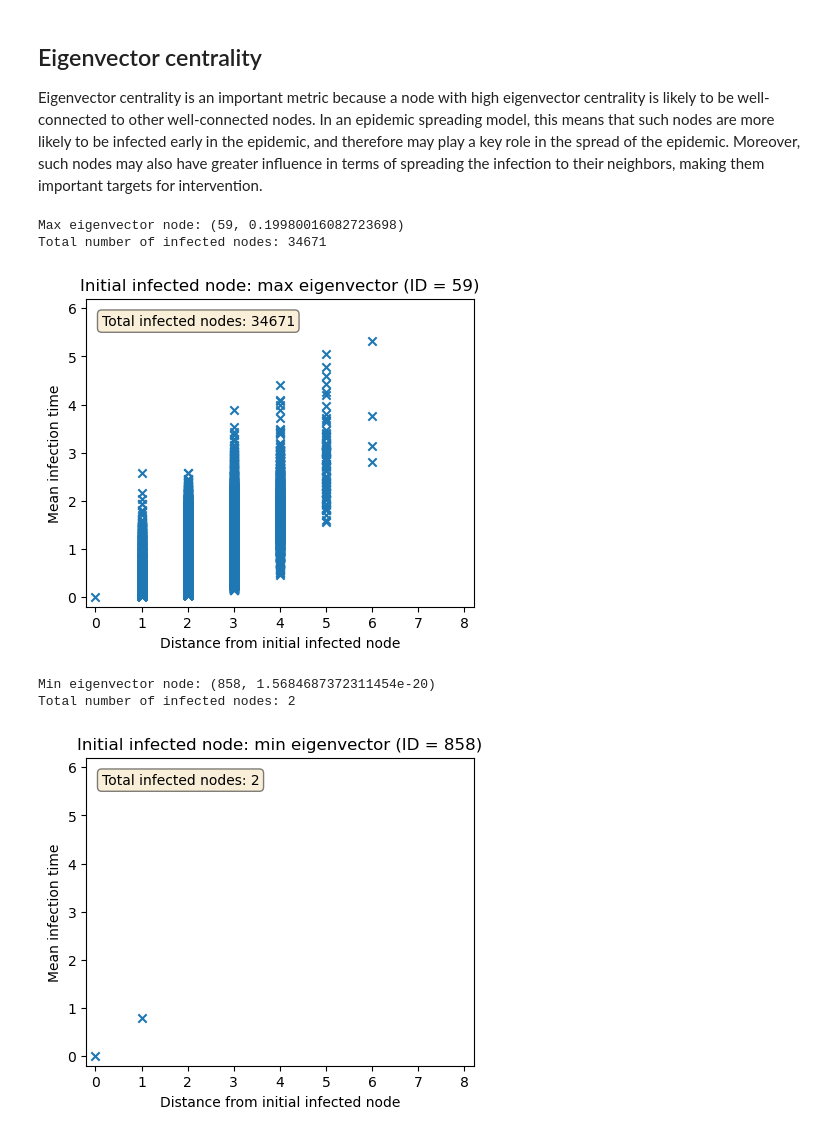
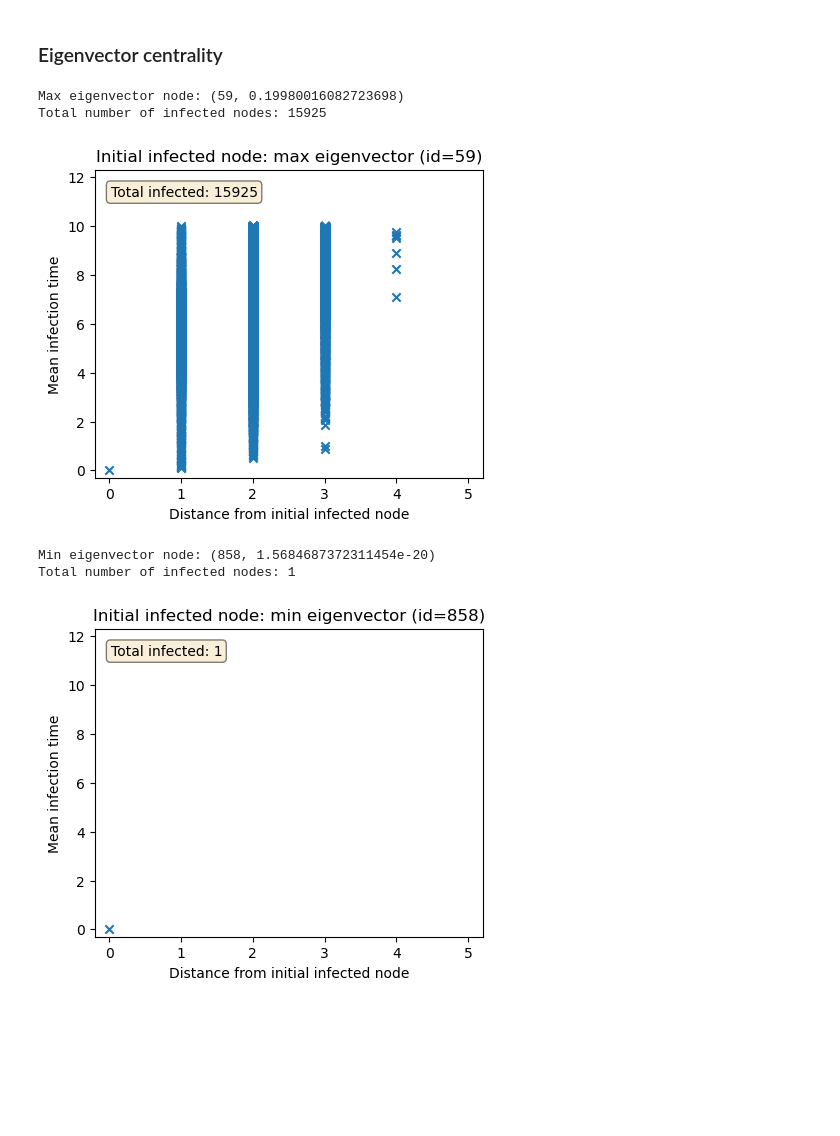
Before and after one commit to DMSN-P14/dmsn-groupproject, a Jupyter notebook: task2.ipynb, the cells around one changed output. Cells and saved outputs as stored; diff of their text form; code cells hidden in the pictures; blank space fills up the shorter version.

```diff
--- a/task2.ipynb
+++ b/task2.ipynb
@@ -6,6 +8,9 @@ import csv
 import numpy as np
 import matplotlib.pyplot as plt
 %matplotlib inline
+# %%
+TAU = 0.01
+TMAX = 10
 # %%
 # Import Reddit Hyperlink network
 edges = np.loadtxt('data/edges.csv', delimiter=',', dtype=int, skiprows=1)
@@ -16,24 +21,27 @@ G.add_edges_from(edges)
 # %%
-def simulate_si(G: nx.Graph, tau: float, initial_infected: int, nruns: int) -> dict[int, dict[str, float]]:
-    """Simulates SI epidemic nruns times on graph G with infection rate tau and initial infected node initial_infected. Returns a dictionary which contains, for each node, its distance from initial_infected and its mean infection time."""
+def simulate_si(G: nx.Graph, tau: float, tmax: float, initial_infected: int, nruns: int) -> dict[int, dict[str, float]]:
+    """Simulates SI epidemic nruns times on graph G with infection rate tau and initial infected node initial_infected. Returns a dictionary which contains, for each node, its distance from the initial infected node and its mean infection time."""
 
     # Compute shortest path lengths from initial_infected to all other nodes
     # `distances` contains all nodes that are reachable from initial_infected
     distances = nx.shortest_path_length(G, source=initial_infected)
 
-    # Create dictionary with node as key and distance and infection time as values
+    # Initialise dictionary to store distance and infection times for each node
     node_distance_time = {node: {'distance': distances[node], 'time': []} for node in distances}
 
     # Run SI simulation nruns times
     for run in range(nruns):
-        sim = EoN.fast_SIR(G, tau, gamma=0, initial_infecteds=[initial_infected], return_full_data=True)
+        sim = EoN.fast_SIR(G, tau, gamma=0, tmax=tmax, initial_infecteds=initial_infected, return_full_data=True)
 
         # Record infection time for each infected node
         for node in distances:
             if 'I' in (node_history := sim.node_history(node))[1]:
                 node_distance_time[node]['time'].append(node_history[0][node_history[1].index('I')])
-            else:
-                print(f'Node {node} was never infected in run {run}.')
+            # else:
+            #     print(f'Node {node} was never infected in run {run}.')
+
+    # Filter out nodes that were never infected
+    node_distance_time = {k: v for k, v in node_distance_time.items() if v['time']}
 
     # Compute mean infection time for each node
     for node in node_distance_time:
@@ -51,64 +59,63 @@ def plot_distance_time(node_distance_time: dict[int, dict[str, float]], initial_
     # Plot time as a function of distance
     fig, ax = plt.subplots(figsize=(5, 4))
     ax.scatter(distances, times, marker='x')
-    ax.set_title(f'Initial infected node: {initial_infected_name} (ID = {initial_infected_id})')
+    ax.set_title(f'Initial infected node: {initial_infected_name} (id={initial_infected_id})')
     ax.set_xlabel('Distance from initial infected node')
     ax.set_ylabel('Mean infection time')
 
     # Add text box showing total number of infected nodes
-    ax.text(0.04, 0.95, f'Total infected nodes: {len(node_distance_time)}',
+    total_infected = len(node_distance_time)
+    ax.text(0.04, 0.95, f"Total infected: {total_infected}",
             transform=ax.transAxes, va='top', bbox=dict(boxstyle='round', facecolor='wheat', alpha=0.5))
 
-    # Manually set axis limits to emulate shared axis
-    ax.set_xlim(-0.2, 8.2)
-    ax.set_ylim(-0.2, 6.2)
+    # Jank - manually set axis limits to emulate shared axis
+    ax.set_xlim(-0.2, 5.2)
+    ax.set_ylim(0 - (TMAX * 1.2) * 0.025, (TMAX * 1.2) * 1.025)
 
     # Save figure
     if save:
         fig.savefig(f"results/task2/{initial_infected_name.replace(' ', '_')}.png", dpi=fig.dpi, bbox_inches='tight')
 
     plt.show()
-# %% [markdown]
-## Eigenvector centrality
-
-Eigenvector centrality is an important metric because a node with high eigenvector centrality is likely to be well-connected to other well-connected nodes. In an epidemic spreading model, this means that such nodes are more likely to be infected early in the epidemic, and therefore may play a key role in the spread of the epidemic. Moreover, such nodes may also have greater influence in terms of spreading the infection to their neighbors, making them important targets for intervention.
+# %% [markdown]
+### Eigenvector centrality
 # %%
 # Import node eigenvector centralities
-with open('data/task2/eigenvector_centrality.csv', 'r') as f:
+with open('data/eigenvector_centrality.csv', 'r') as f:
     reader = csv.reader(f)
     next(reader)
-    eigenvector = {int(row[0]): float(row[1]) for row in reader}
+    node_eigenvector = {int(row[0]): float(row[1]) for row in reader}
 # %%
 # Find node with highest eigenvector centrality
-max_eigenvector_node = max(eigenvector, key=eigenvector.get)
-print(f'Max eigenvector node: {(max_eigenvector_node, eigenvector[max_eigenvector_node])}')
+max_eigenvector_node = max(node_eigenvector, key=node_eigenvector.get)
+print(f'Max eigenvector node: {(max_eigenvector_node, node_eigenvector[max_eigenvector_node])}')
 
 # Simulate SI epidemic with max eigenvector node as initial infected node
-node_distance_time = simulate_si(G, tau=1, initial_infected=max_eigenvector_node, nruns=10)
+node_distance_time = simulate_si(G, tau=TAU, tmax=TMAX, initial_infected=max_eigenvector_node, nruns=10)
 
 # Print total number of infected nodes
-print(f'Total number of infected nodes: {len(node_distance_time)}')
+print(f"Total number of infected nodes: {len(node_distance_time)}")
 
 # Plot mean infection time as a function of distance from initial infected node
 plot_distance_time(node_distance_time, max_eigenvector_node, 'max eigenvector', save=True)
 # %% [output]
 Max eigenvector node: (59, 0.19980016082723698)
-Total number of infected nodes: 34671
+Total number of infected nodes: 15925
-[figure, old version]
+[figure, new version]
 # %%
 # Find node with lowest eigenvector centrality
-min_eigenvector_node = min(eigenvector, key=eigenvector.get)
-print(f'Min eigenvector node: {(min_eigenvector_node, eigenvector[min_eigenvector_node])}')
+min_eigenvector_node = min(node_eigenvector, key=node_eigenvector.get)
+print(f'Min eigenvector node: {(min_eigenvector_node, node_eigenvector[min_eigenvector_node])}')
 
 # Simulate SI epidemic with min eigenvector node as initial infected node
-node_distance_time = simulate_si(G, tau=1, initial_infected=min_eigenvector_node, nruns=10)
+node_distance_time = simulate_si(G, tau=TAU, tmax=TMAX, initial_infected=min_eigenvector_node, nruns=10)
 
 # Print total number of infected nodes
-print(f'Total number of infected nodes: {len(node_distance_time)}')
+print(f"Total number of infected nodes: {len(node_distance_time)}")
 
 # Plot mean infection time as a function of distance from initial infected node
 plot_distance_time(node_distance_time, min_eigenvector_node, 'min eigenvector', save=True)
 # %% [output]
 Min eigenvector node: (858, 1.5684687372311454e-20)
-Total number of infected nodes: 2
+Total number of infected nodes: 1
-[figure, old version]
+[figure, new version]
```
Also changed, not shown: parts of 9 cells of this notebook, 22 other files.
